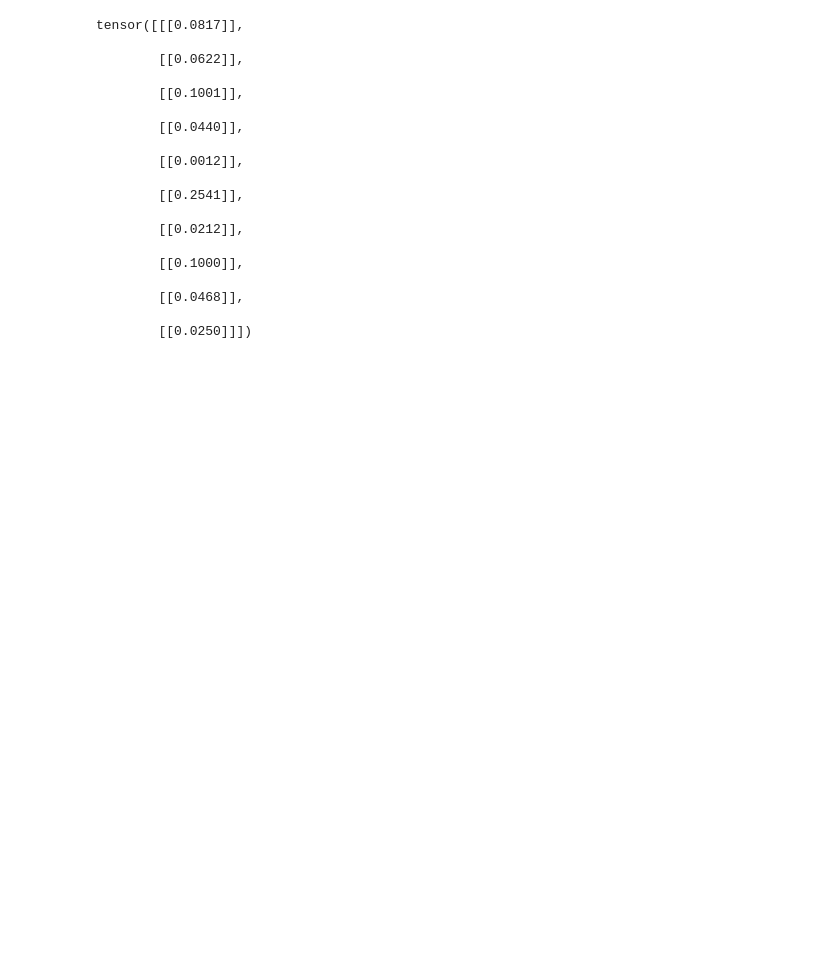
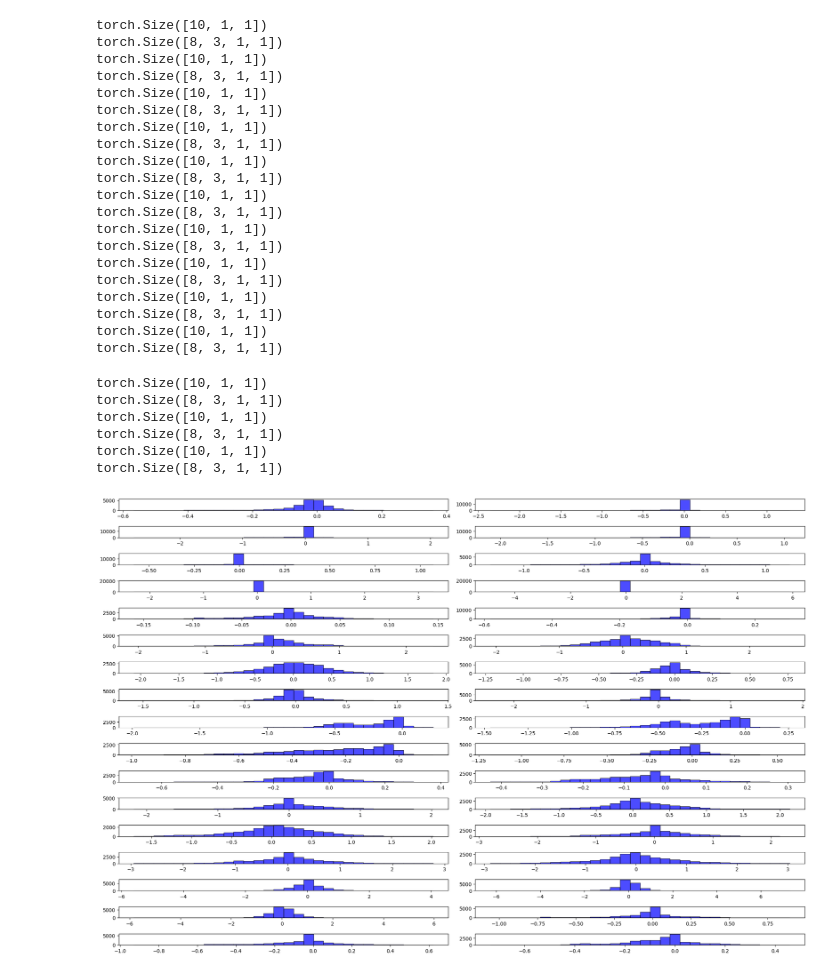
Before and after one commit to grahamclyne/ipsl_dcpp, a Jupyter notebook: ipsl_dcpp/verify_statistics.ipynb, the cells around one changed output. Cells and saved outputs as stored; diff of their text form; code cells hidden in the pictures; blank space fills up the shorter version.

```diff
--- a/ipsl_dcpp/verify_statistics.ipynb
+++ b/ipsl_dcpp/verify_statistics.ipynb
@@ -56,22 +54,39 @@ for i in range (len(val.surface_variables)):
-# %%
-val.surface_delta_stds
-# %% [output]
-tensor([[[0.0817]],
-
-        [[0.0622]],
-
-        [[0.1001]],
-
-        [[0.0440]],
-
-        [[0.0012]],
-
-        [[0.2541]],
-
-        [[0.0212]],
-
-        [[0.1000]],
-
-        [[0.0468]],
-
-        [[0.0250]]])
+# %%
+#test that batch is normalized properly
+
+normalized_batch = next(iter(val_loader))
+import matplotlib.pyplot as plt
+fig, axes = plt.subplots(34//2,2, figsize=(20, 13))
+axes = axes.flatten()
+for i in range (34):
+    axes[i].hist(normalized_batch['state_surface'][:,i].flatten(),color='blue',ec='black',bins=30,alpha=0.7)
+   # axes[i].hist(np.nanmean(val.surface_stds[:,i],axis=(-1,-2)), color='lightgreen',bins=3,alpha=0.4)
+fig.tight_layout()
+# %% [output]
+torch.Size([10, 1, 1])
+torch.Size([8, 3, 1, 1])
+torch.Size([10, 1, 1])
+torch.Size([8, 3, 1, 1])
+torch.Size([10, 1, 1])
+torch.Size([8, 3, 1, 1])
+torch.Size([10, 1, 1])
+torch.Size([8, 3, 1, 1])
+torch.Size([10, 1, 1])
+torch.Size([8, 3, 1, 1])
+torch.Size([10, 1, 1])
+torch.Size([8, 3, 1, 1])
+torch.Size([10, 1, 1])
+torch.Size([8, 3, 1, 1])
+torch.Size([10, 1, 1])
+torch.Size([8, 3, 1, 1])
+torch.Size([10, 1, 1])
+torch.Size([8, 3, 1, 1])
+torch.Size([10, 1, 1])
+torch.Size([8, 3, 1, 1])
+torch.Size([10, 1, 1])
+torch.Size([8, 3, 1, 1])
+torch.Size([10, 1, 1])
+torch.Size([8, 3, 1, 1])
+torch.Size([10, 1, 1])
+torch.Size([8, 3, 1, 1])
+[figure, added]
```
Also changed, not shown: parts of 4 cells of this notebook, 21 other files.
